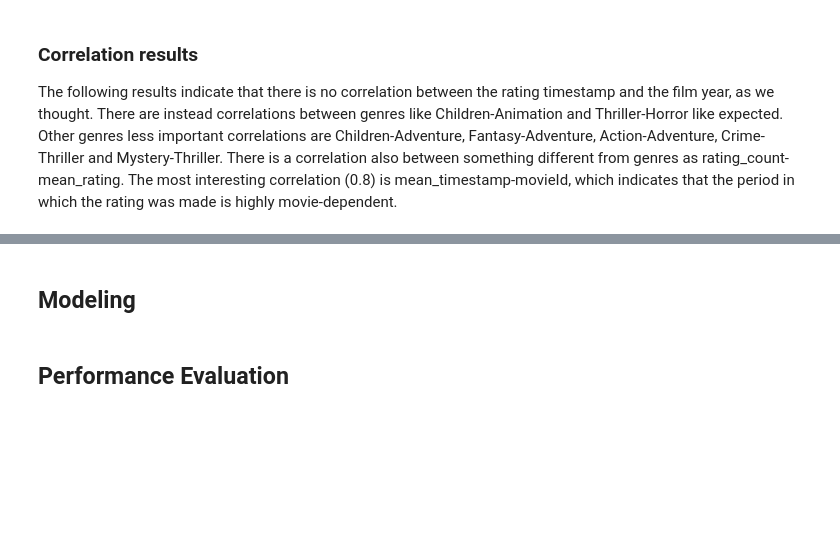
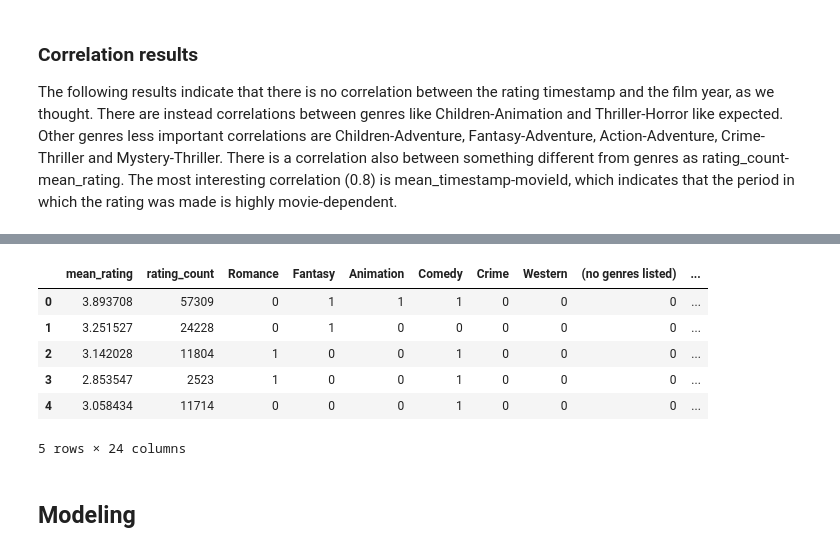
Before and after one commit to nicolopizzo/data-analytics, a Jupyter notebook: analysis.ipynb, the cells around one changed output, grey strips where cells are left out. Drawn from its saved outputs; the diff is of its cells as text; code cells hidden in the pictures; blank space fills up the shorter version.

```diff
--- a/analysis.ipynb
+++ b/analysis.ipynb
@@ -303,6 +359,17 @@ max        1.000000      1.000000
 
 [8 rows x 24 columns]
+# %%
+# remove tag column
+df = df.drop(columns=['tag'])
+
+display(df.head())
+# %% [output]
+|  | mean_rating | rating_count | Romance | Fantasy | Animation | Comedy | Crime | Western | (no genres listed) | ... |
+| 0 | 3.893708 | 57309 | 0 | 1 | 1 | 1 | 0 | 0 | 0 | ... |
+| 1 | 3.251527 | 24228 | 0 | 1 | 0 | 0 | 0 | 0 | 0 | ... |
+| 2 | 3.142028 | 11804 | 1 | 0 | 0 | 1 | 0 | 0 | 0 | ... |
+| 3 | 2.853547 | 2523 | 1 | 0 | 0 | 1 | 0 | 0 | 0 | ... |
+| 4 | 3.058434 | 11714 | 0 | 0 | 0 | 1 | 0 | 0 | 0 | ... |
+5 rows × 24 columns
 # %% [markdown]
 ## Modeling
-# %% [markdown]
-## Performance Evaluation
```
Also changed, not shown: parts of 21 cells of this notebook.
